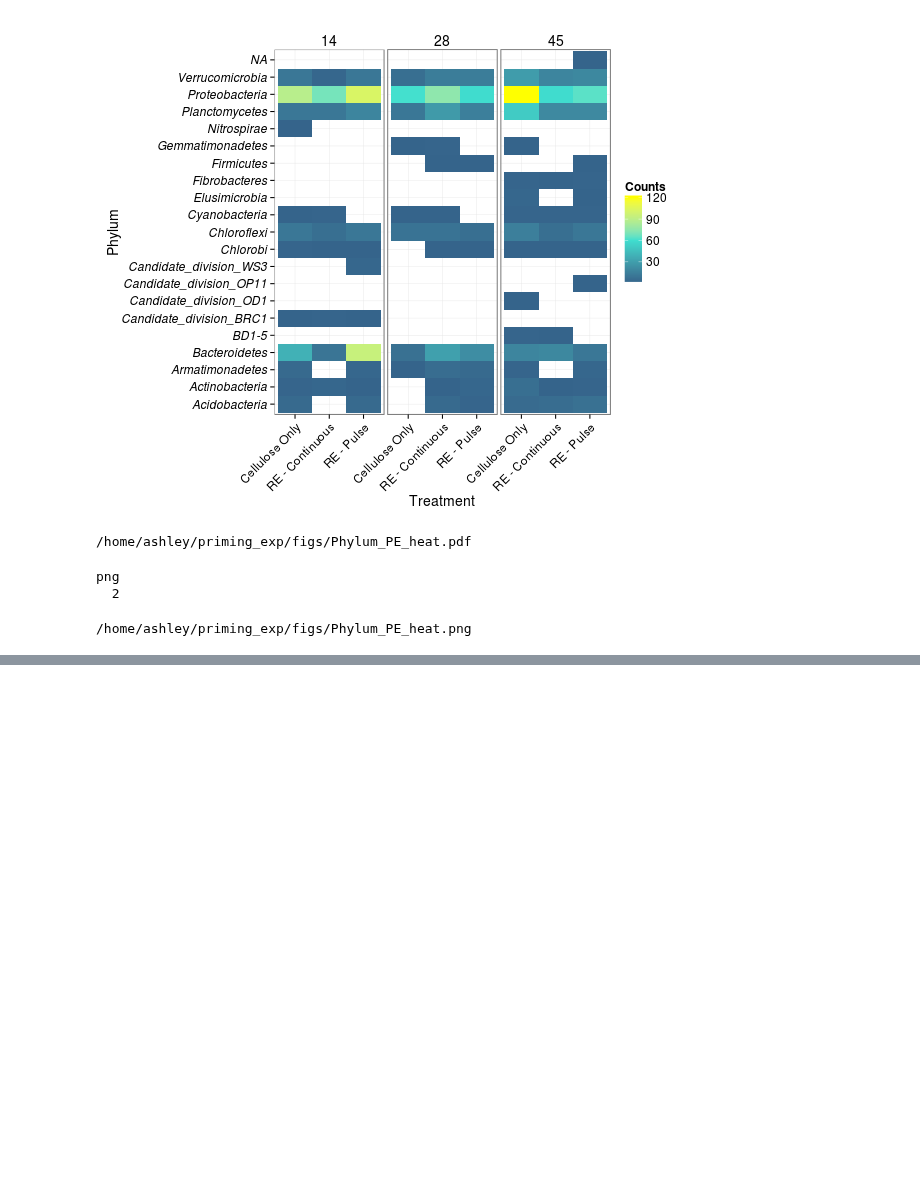
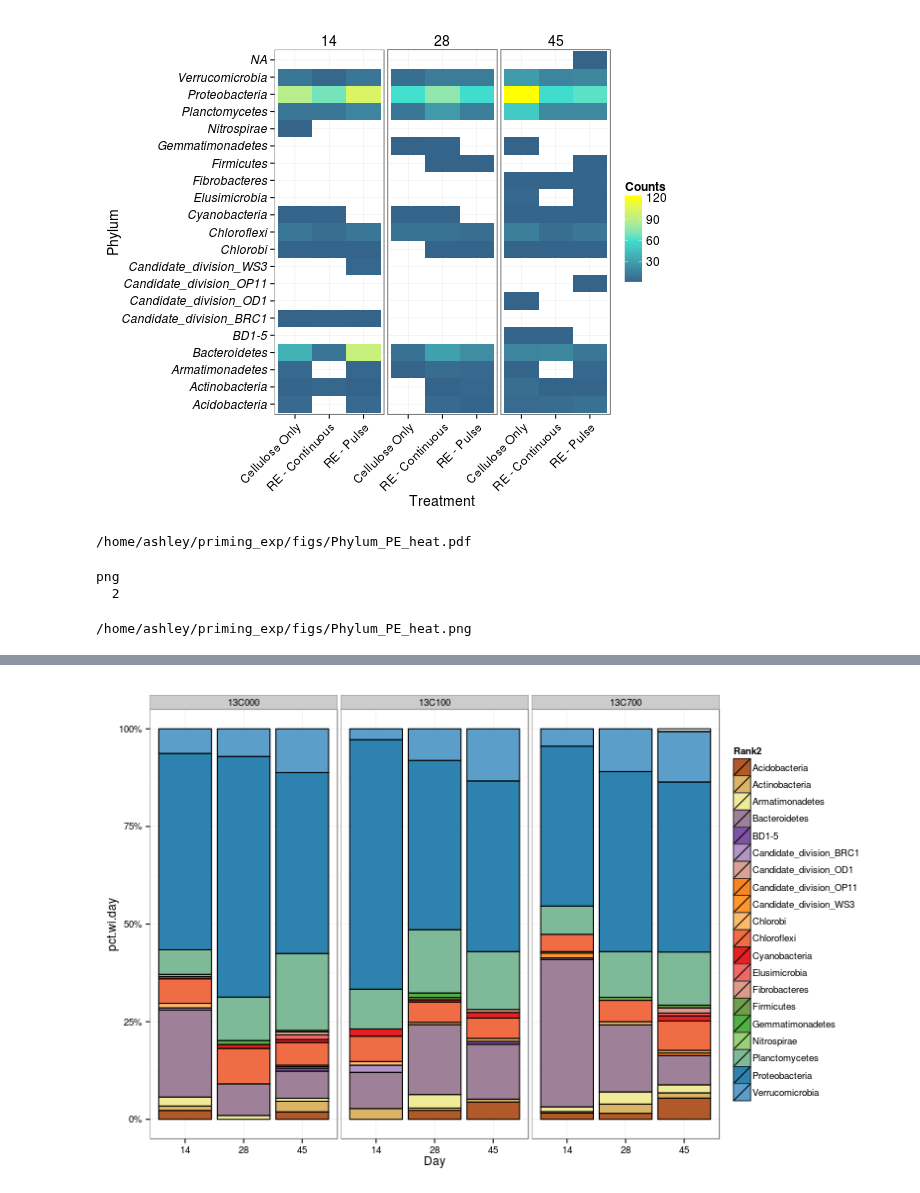
Before and after one commit to acampbellina/priming, a Jupyter notebook: Phylum_counts_figs.ipynb, the cells around one changed output, grey strips where cells are left out. Drawn from its saved outputs; the diff is of its cells as text; code cells hidden in the pictures; blank space fills up the shorter version.

```diff
--- a/Phylum_counts_figs.ipynb
+++ b/Phylum_counts_figs.ipynb
@@ -127,0 +182,3 @@ FileLink("figs/Phylum_PE_heat.png")
+# %%
+%%R
+pct.rsp = read.csv("/home/ashley/priming_exp/data/phy_counts_pct.csv",header=TRUE)
@@ -127,0 +196,20 @@ FileLink("figs/Phylum_PE_heat.png")
+# %%
+%%R -w 800 -h 500
+library(scales)
+
+pct.rsp$Day = as.character(pct.rsp$Day)
+
+colourCount = length(unique(pct.rsp$Rank2))
+getPalette = colorRampPalette(brewer.pal(12, "Paired"))
+
+p3 = ggplot(pct.rsp, aes(x = Day, y = pct.wi.day , fill = Rank2))
+p3 = p3 + geom_bar(position = "fill", stat = "identity", color = "black")
+p3 = p3 + scale_fill_manual(values = rev(getPalette(colourCount)))
+p3 = p3 + facet_grid(~Treatment)
+p3 = p3 + scale_y_continuous(labels = percent_format())
+
+p3 = p3 + theme_bw()
+
+p3
+# %% [output]
+[figure, added]
```
Also changed, not shown: parts of 7 cells of this notebook.
